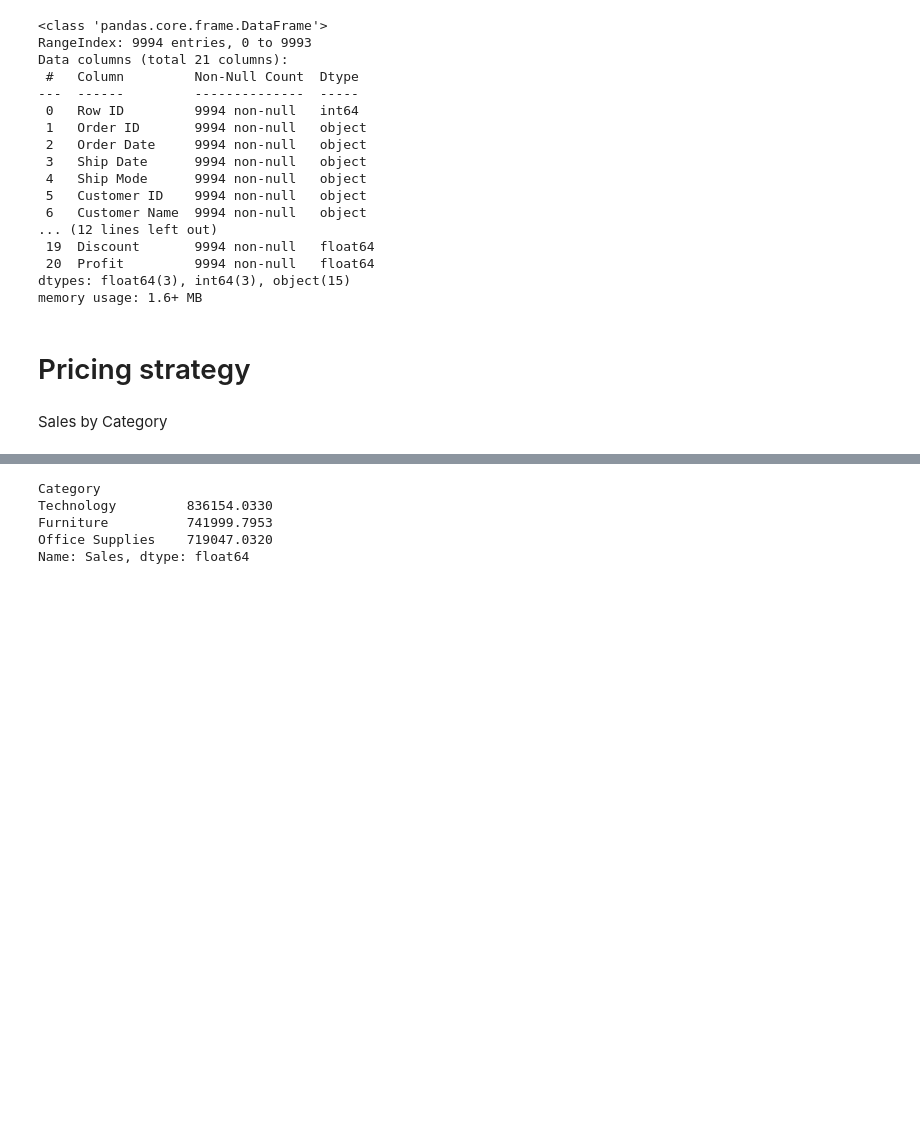
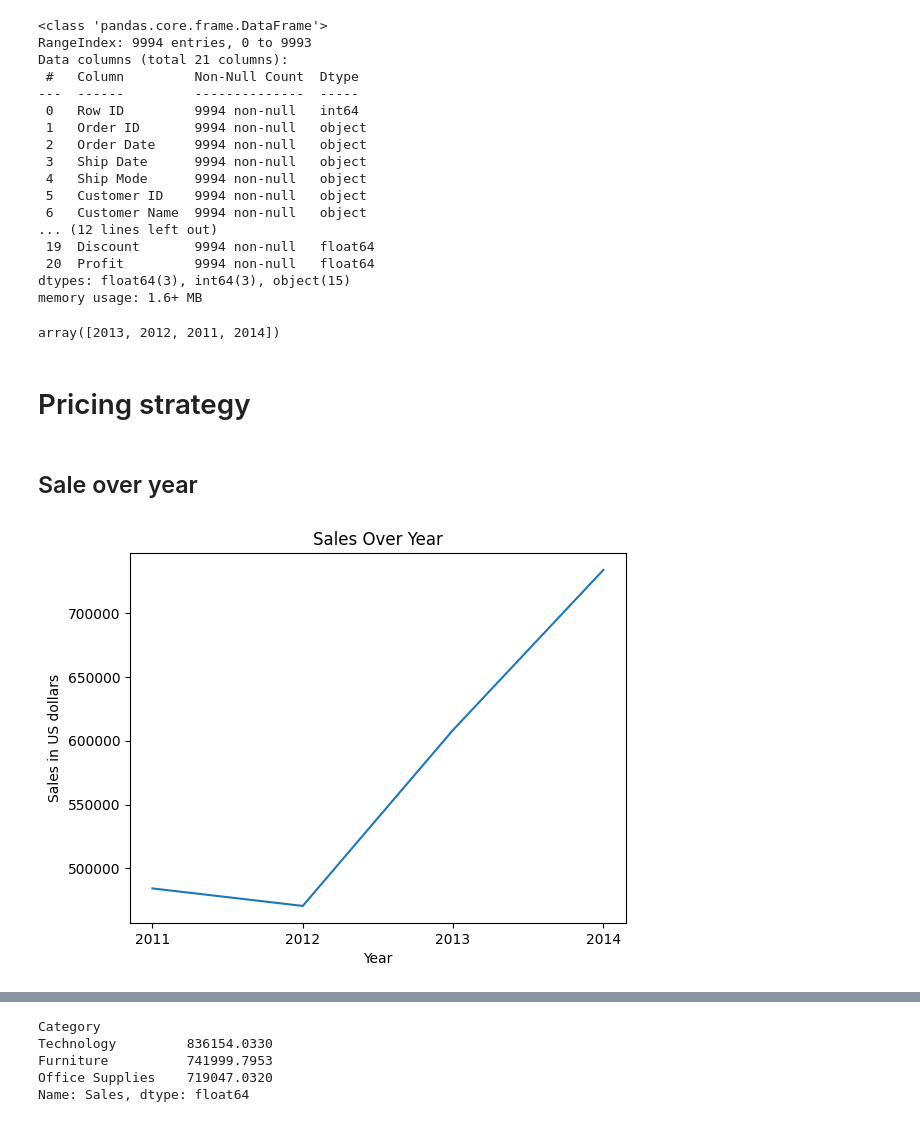
Before and after one commit to Krittapad12348/Superstore_Analysis, a Jupyter notebook: superstore_python.ipynb, the cells around one changed output, grey strips where cells are left out. Cells and saved outputs as stored; diff of their text form; code cells hidden in the pictures; blank space fills up the shorter version.

```diff
--- a/superstore_python.ipynb
+++ b/superstore_python.ipynb
@@ -53,7 +78,25 @@ Data columns (total 21 columns):
  20  Profit         9994 non-null   float64
 dtypes: float64(3), int64(3), object(15)
 memory usage: 1.6+ MB
+# %%
+ss['Order Date'] = pd.to_datetime(ss['Order Date'])
+ss['Ship Date'] = pd.to_datetime(ss['Ship Date'])
+ss['Order Month'] = ss['Order Date'].dt.month
+ss['Order Year'] = ss['Order Date'].dt.year
+ss['Order Year'].unique()
+# %% [output]
+array([2013, 2012, 2011, 2014])
 # %% [markdown]
 # Pricing strategy
-# %% [markdown]
-Sales by Category
+# %% [markdown]
+## Sale over year
+# %%
+grouped_data = ss.groupby(['Order Year'])['Sales'].sum()
+plt.plot(grouped_data.index, grouped_data.values)
+plt.xticks(grouped_data.index)
+plt.xlabel('Year')
+plt.ylabel('Sales in US dollars')
+plt.title('Sales Over Year')
+plt.show()
+# %% [output]
+[figure, added]
```
Also changed, not shown: parts of 26 cells of this notebook.
